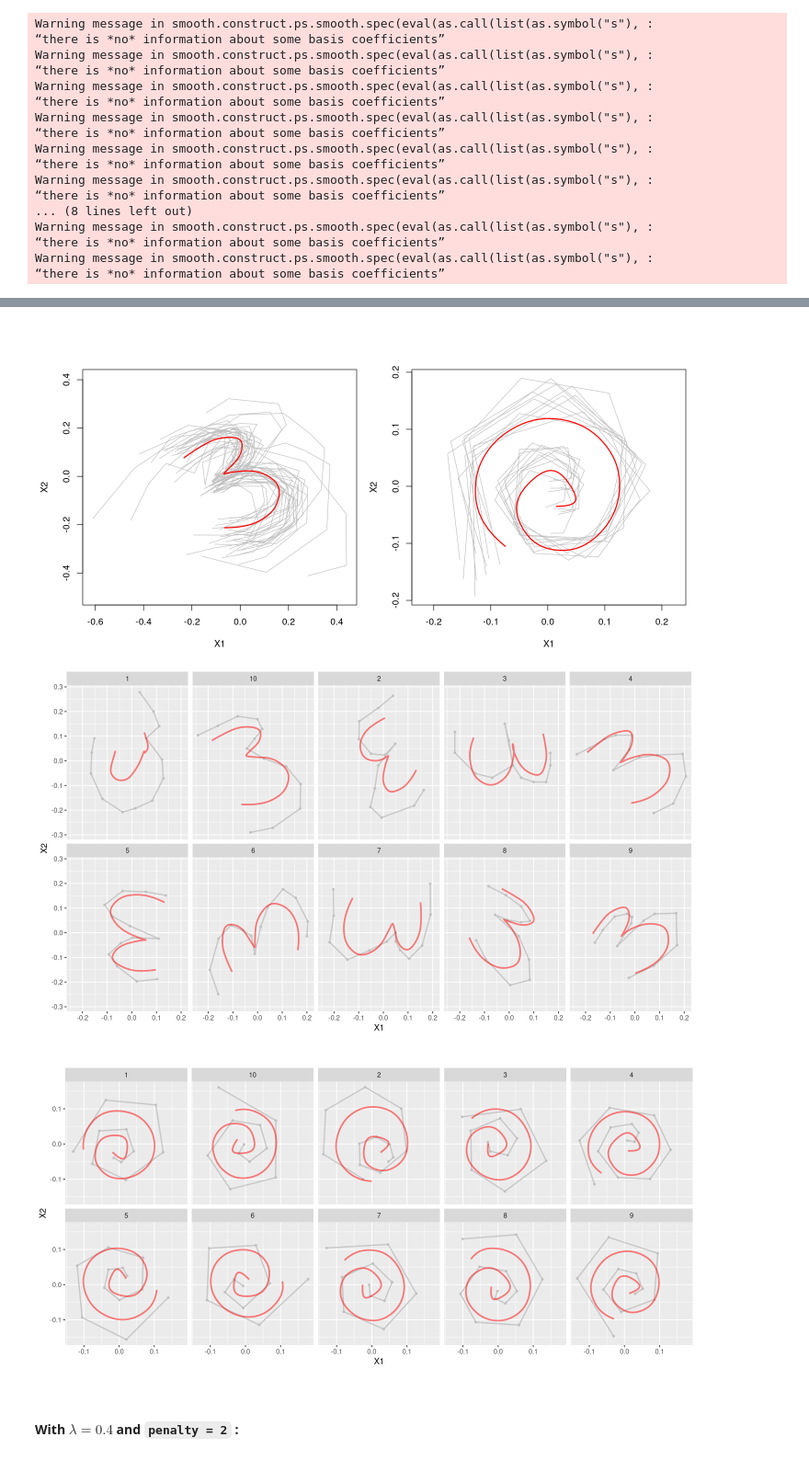
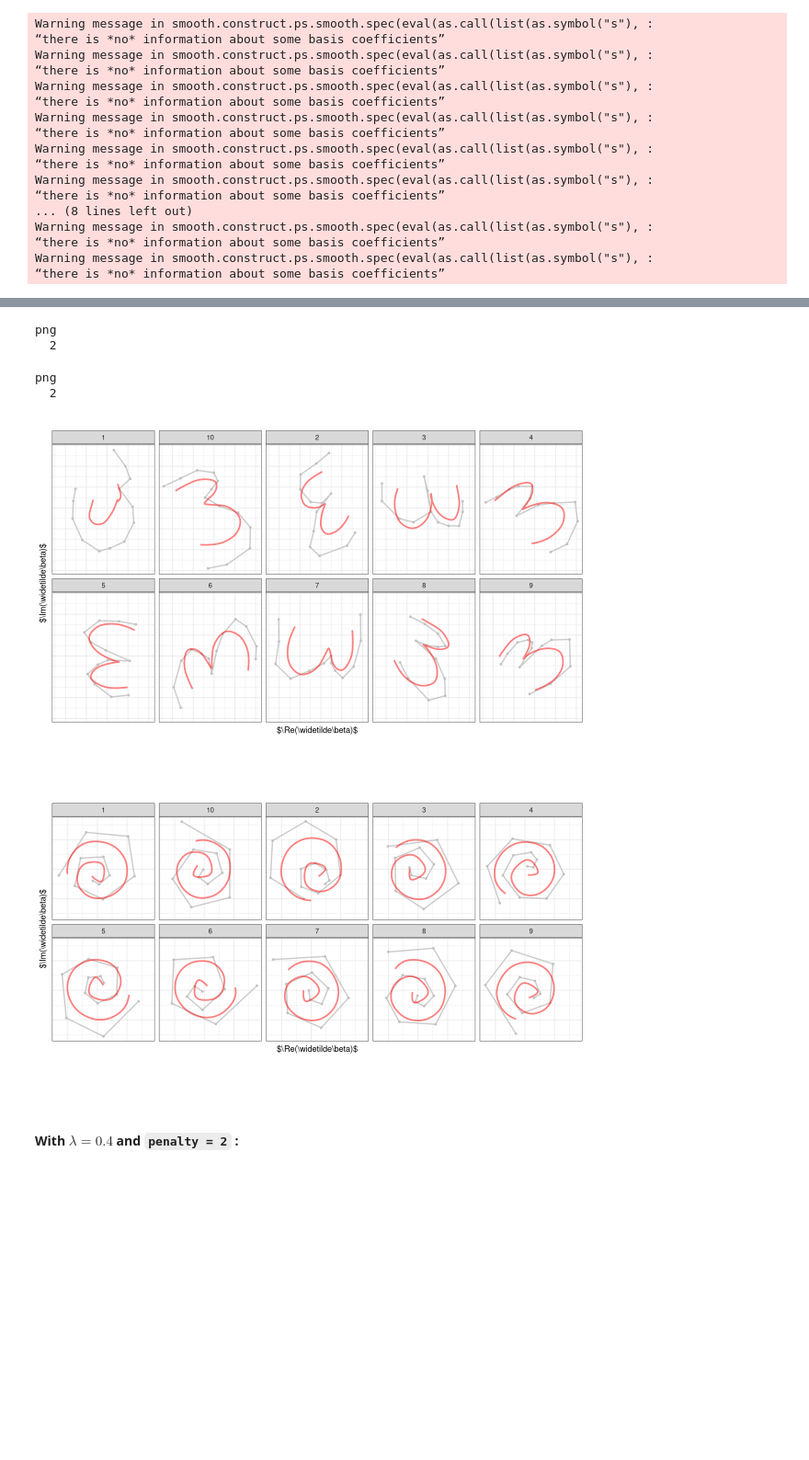
Before and after one commit to mpff/masterthesis, a Jupyter notebook: notebooks/Thesis_Plots_App2_Smooth.ipynb, the cells around one changed output, grey strips where cells are left out. Shown at 92% size. Saved outputs shown, nothing was run; the diff lists cells and outputs as text; code cells hidden in the pictures; blank space fills up the shorter version.

````diff
--- a/notebooks/Thesis_Plots_App2_Smooth.ipynb
+++ b/notebooks/Thesis_Plots_App2_Smooth.ipynb
@@ -51,9 +134,4 @@ Warning message in smooth.construct.ps.smooth.spec(eval(as.call(list(as.symbol("
 # %%
-options(repr.plot.width=12, repr.plot.height=6)
-par(mfrow=c(1,2), mar=c(4,4,4,1), oma=c(0.33,0.33,0.33,0))
-plot(mean3)
-plot(mean4)
-
 pfits.smooth <- lapply(seq_along(mean3$data_curves), function(j){
   knots <- mean3$knots
   type <- mean3$type
@@ -82,26 +160,56 @@ pfits.smooth2 <- lapply(seq_along(mean4$data_curves), function(j){
 pfits2 <- lapply(seq_along(mean4$data_curves), function(j){
     center_curve(mean4$data_curves[[j]])/elasticproc2d:::get_polygon_length(data_curves2[[j]])
 })
-
-options(repr.plot.width=12, repr.plot.height=6.7)
-ggplot(bind_rows(pfits.smooth, .id="id"), aes(x=X1, y=X2)) +
-    geom_path(data=bind_rows(pfits, .id="id"), aes(x=X1, y=X2, group=id), size = 0.8, color="grey", alpha=0.8) +
-    geom_point(data=bind_rows(pfits, .id="id"), aes(x=X1, y=X2, group=id), color="grey", size=1, alpha=0.8) +
-    geom_path(aes(group=id), size = 1, color="red", alpha=0.5) +
-    coord_fixed() +
-    facet_wrap(~id, ncol=5)
-
-options(repr.plot.width=12, repr.plot.height=6)
-ggplot(bind_rows(pfits.smooth2, .id="id"), aes(x=X1, y=X2)) +
-    geom_path(data=bind_rows(pfits2, .id="id"), aes(x=X1, y=X2, group=id), size = 0.8, color="grey", alpha=0.8) +
-    geom_point(data=bind_rows(pfits2, .id="id"), aes(x=X1, y=X2, group=id), color="grey", size=1, alpha=0.8) +
-    geom_path(aes(group=id), size = 1, color="red", alpha=0.5) +
-    coord_fixed() +
-    facet_wrap(~id, ncol=5)
-# %% [output]
-[figure, removed]
-[figure, removed]
-[figure, removed]
+# %%
+p.pfits1 <- ggplot(bind_rows(pfits.smooth, .id="id"), aes(x=X1, y=X2)) +
+    geom_path(data=bind_rows(pfits, .id="id"), aes(x=X1, y=X2, group=id), size = 0.8, color="grey", alpha=0.8) +
+    geom_point(data=bind_rows(pfits, .id="id"), aes(x=X1, y=X2, group=id), color="grey", size=1, alpha=0.8) +
+    geom_path(aes(group=id), size = 1, color="red", alpha=0.5) +
+    coord_fixed() +
+    labs(x = "$\\Re(\\widetilde\\beta)$", y = "$\\Im(\\widetilde\\beta)$") +
+    theme_thesis() +
+    theme(axis.ticks.x = element_blank(), axis.ticks.y = element_blank(),
+          axis.text.x = element_blank(), axis.text.y = element_blank()) +
+    facet_wrap(~id, ncol=5)
+
+p.pfits2 <- ggplot(bind_rows(pfits.smooth2, .id="id"), aes(x=X1, y=X2)) +
+    geom_path(data=bind_rows(pfits2, .id="id"), aes(x=X1, y=X2, group=id), size = 0.8, color="grey", alpha=0.8) +
+    geom_point(data=bind_rows(pfits2, .id="id"), aes(x=X1, y=X2, group=id), color="grey", size=1, alpha=0.8) +
+    geom_path(aes(group=id), size = 1, color="red", alpha=0.5) +
+    coord_fixed() +
+    labs(x = "$\\Re(\\widetilde\\beta)$", y = "$\\Im(\\widetilde\\beta)$") +
+    theme_thesis() +
+    theme(axis.ticks.x = element_blank(), axis.ticks.y = element_blank(),
+          axis.text.x = element_blank(), axis.text.y = element_blank()) +
+    facet_wrap(~id, ncol=5)
+
+
+fname = "../tex/graphics/A-smooth-pfits-sp.tex"
+tikzDevice::tikz(file = fname, width = 6, height = 2.5)
+p.pfits1
+dev.off()
+p.pfits1
+lines <- readLines(con=fname)
+lines <- lines[-which(grepl("\\path\\[clip\\]*", lines,perl=F))]
+lines <- lines[-which(grepl("\\path\\[use as bounding box*", lines,perl=F))]
+writeLines(lines,con=fname)
+
+fname = "../tex/graphics/A-smooth-pfits-d3.tex"
+tikzDevice::tikz(file = fname, width = 6, height = 2.5)
+p.pfits2
+dev.off()
+p.pfits2
+lines <- readLines(con=fname)
+lines <- lines[-which(grepl("\\path\\[clip\\]*", lines,perl=F))]
+lines <- lines[-which(grepl("\\path\\[use as bounding box*", lines,perl=F))]
+writeLines(lines,con=fname)
+# %% [output]
+png
+  2
+png
+  2
+[figure, added]
+[figure, added]
 # %% [markdown]
 #### With $\lambda = 0.4$ and ```penalty = 2``` :
 # %%
````
Also changed, not shown: parts of 9 cells of this notebook, 51 other files.
